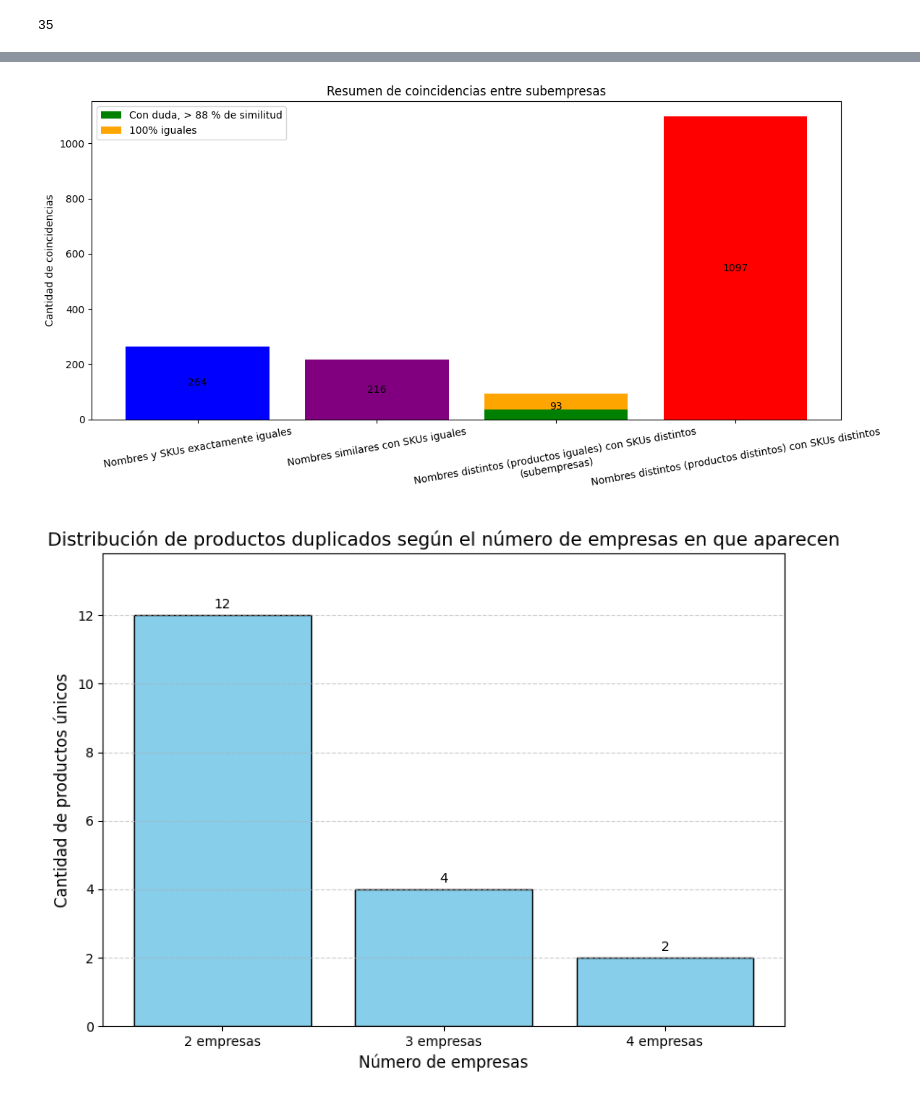
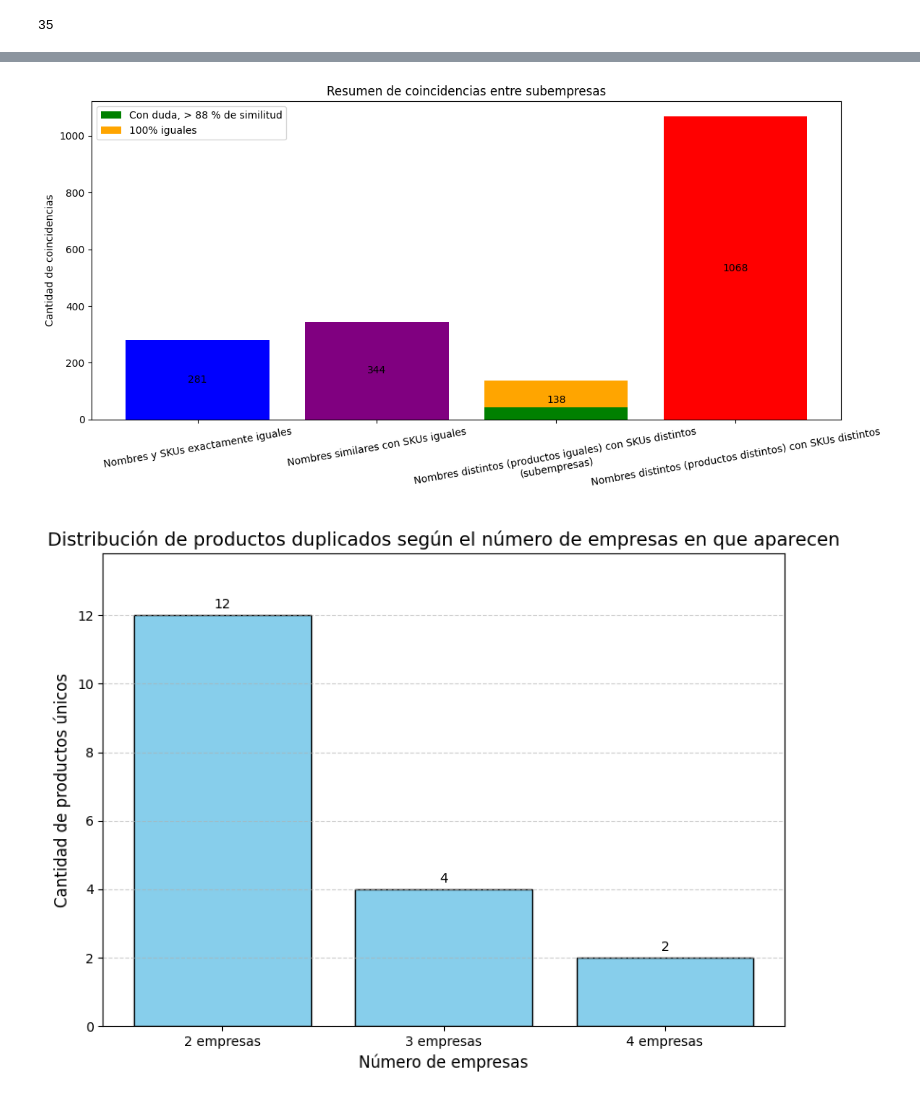
Before and after one commit to KabeliDev/prisa-eda, a Jupyter notebook: results.ipynb, the cells around one changed output, grey strips where cells are left out. Drawn from its saved outputs; the diff is of its cells as text; code cells hidden in the pictures.

Commit message:
show unique  products

```diff
--- a/results.ipynb
+++ b/results.ipynb
@@ -112,5 +112,11 @@ needs_review.to_excel("needs_review_matches.xlsx", index=False)
 
 filtered= find_normal_cases(excel_path)
 filtered = filtered.rename(columns={"Sheet": "Subempresa"})
+filtered = filtered.drop_duplicates()
 filtered_count = filtered.shape[0]
+# %%
+exact_prod = pairs_to_unique_products(exact_matches)
+partial_prod = pairs_to_unique_products(partial_matches)
+condident_prod = pairs_to_unique_products(confident)
+need_review_prod = pairs_to_unique_products(needs_review)
 # %%
@@ -118,7 +124,7 @@ filtered_count = filtered.shape[0]
 # %%
-visualize(different_sku_review, different_sku_conf, same_name_same_sku, similar_name_same_sku, filtered_count)
+visualize(need_review_prod.shape[0], condident_prod.shape[0], exact_prod.shape[0], partial_prod.shape[0], filtered_count)
 # %% [output]
-[figure, old version]
+[figure, new version]
 # %%
 # Calculamos cuántos productos se repiten en 2, 3 o 4 empresas.
 output_needs_review = count_unique_subempresas_per_product(needs_review)
```
Also changed, not shown: parts of 1 cell of this notebook, 2 other files.
